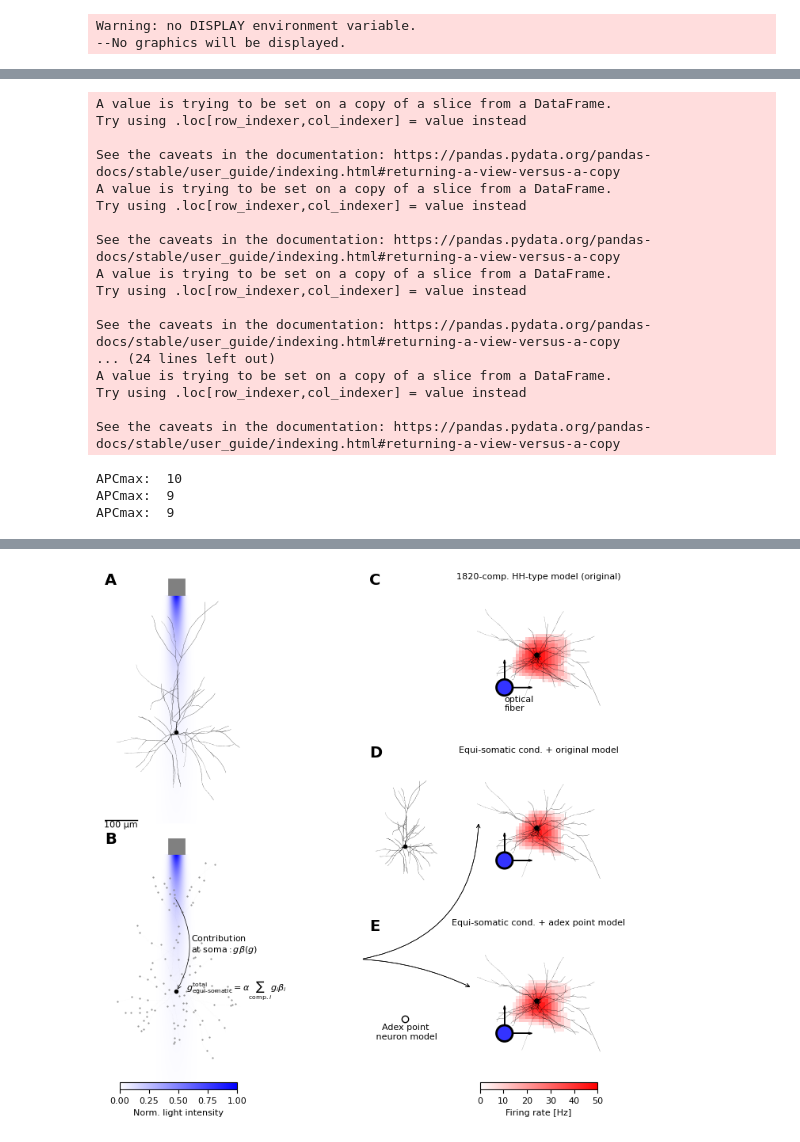
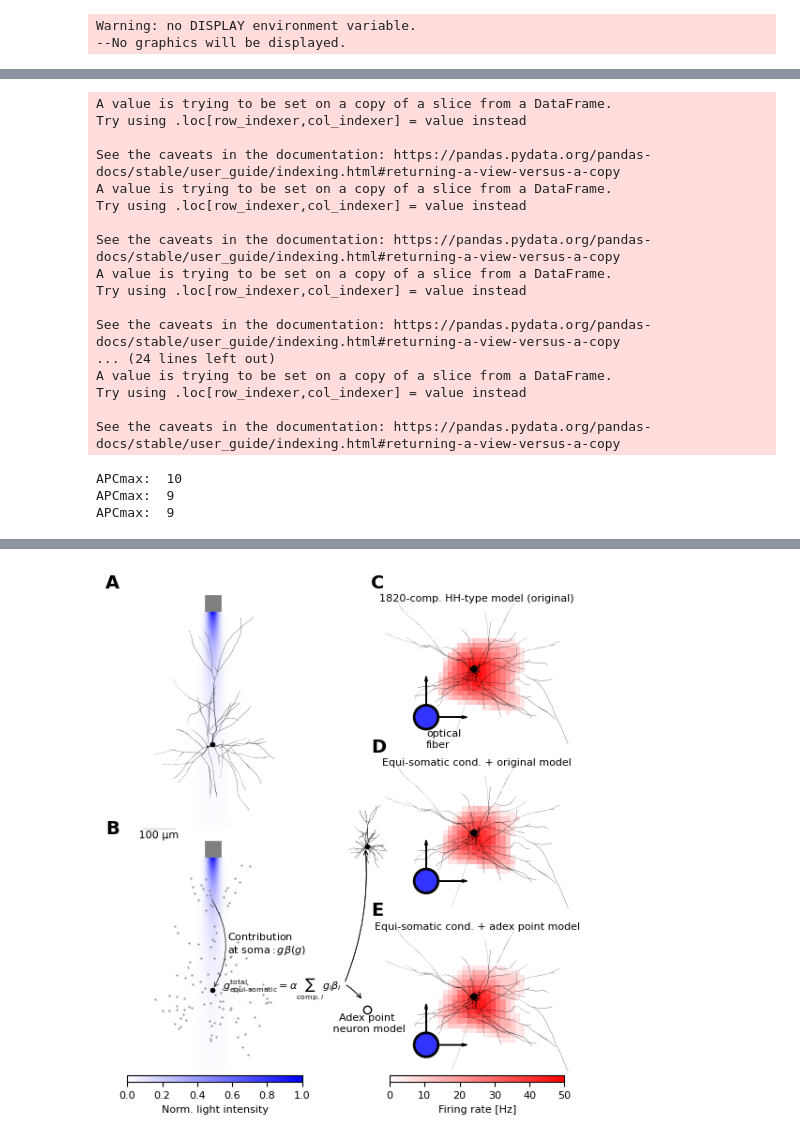
Before and after one commit to dberling/reduce_opto_response, a Jupyter notebook: article_figures/article_figure2.ipynb, the cells around one changed output, grey strips where cells are left out. Saved outputs shown, nothing was run; the diff lists cells and outputs as text; code cells hidden in the pictures.

```diff
--- a/article_figures/article_figure2.ipynb
+++ b/article_figures/article_figure2.ipynb
@@ -48,17 +48,23 @@ df_RON_adex = map_patt_id_2_xy(df=df_RON_adex, xy_max=110, dxy=10, rotate=True)
 a4_w = 8.27
 a4_l = 11.7
 
-fig = plt.figure(figsize=(a4_w, a4_w))
-gs = gridspec.GridSpec(6, 4, width_ratios=[1,0.5,0.5,1],figure=fig)
+fig = plt.figure(figsize=(a4_w*0.8, a4_w*0.8))
+gs = gridspec.GridSpec(6, 2, width_ratios=[1, 1],figure=fig)
 
-ax0 = fig.add_subplot(gs[ :3,0])
-ax1 = fig.add_subplot(gs[3: ,0])
-ax2 = fig.add_subplot(gs[ :2,2])
-ax3 = fig.add_subplot(gs[2:4,2])
-ax4 = fig.add_subplot(gs[4: ,2])
-ax5 = fig.add_subplot(gs[ :2,3])
-ax6 = fig.add_subplot(gs[2:4,3])
-ax7 = fig.add_subplot(gs[4: ,3])
+ax0 = fig.add_subplot(gs[ :3,0]) # A
+ax1 = fig.add_subplot(gs[3: ,0]) # B
+ax5 = fig.add_subplot(gs[ :2,1]) # C
+ax6 = fig.add_subplot(gs[2:4,1]) # D
+ax7 = fig.add_subplot(gs[4: ,1]) # E
+ax3 = fig.add_axes([ax6.get_position().x0-ax6.get_position().width*0.25,
+                    ax6.get_position().y0 + ax6.get_position().height*0.25,
+                    ax6.get_position().width*0.5,
+                    ax6.get_position().height*0.5]) # HH illsutration in D
+ax4 = fig.add_axes([ax7.get_position().x0-ax7.get_position().width*0.25,
+                    ax7.get_position().y0 + ax7.get_position().height*0.25,
+                    ax7.get_position().width*0.5,
+                    ax7.get_position().height*0.5])  # adex illustration  in E
+
 
 # full morphology
 ax0, light_prof_mappable = plot_morphology_with_light(
@@ -170,37 +176,19 @@ ax7, activation_mappable = spatial_activation_plot(
     label_fiber=False
 )
 # Define titles
-ax5.set_title(str(n_secs_cell1)+"-comp. HH-type model (original)", fontsize=8, y=0.95)
-ax6.set_title("Equi-somatic cond. + original model", fontsize=8, y=0.95)
-ax7.set_title("Equi-somatic cond. + adex point model", fontsize=8, y=0.95)
-for ax in [ax2, ax3,ax4]:
+ax5.set_title(str(n_secs_cell1)+"-comp. HH-type model (original)", fontsize=8, y=0.92)
+ax6.set_title("Equi-somatic cond. + original model", fontsize=8, y=0.92)
+ax7.set_title("Equi-somatic cond. + adex point model", fontsize=8, y=0.92)
+for ax in [ax3,ax4]:
     ax.set_xticks([])
     ax.set_yticks([])
     ax.set_frame_on(False)
 
-# draw arrows from equi-somatic sum eq to full neuron model and adex model
-# Convert data coordinates to figure coordinates
-# and figure coordinates to figure fraction (0 to 1)
-soma_coords = (0, 0)
-start_fig, end_fig_ax3, end_fig_ax4 = [
-        fig.transFigure.inverted().transform(
-            ax.transData.transform(soma_coords)
-        ) for ax in [ax1, ax3, ax4]
-    ]
-start_fig = (start_fig[0]+0.17, start_fig[1]+0.005)
-# Draw the arrow using figure coordinates
-fig.add_artist(plt.annotate("", xy=end_fig_ax3, xytext=start_fig,
-                            arrowprops=dict(arrowstyle="->", linewidth=0.5, color='black',
-                                            connectionstyle="arc3,rad=0.4"),
-                            xycoords="figure fraction", textcoords="figure fraction"))
-end_fig_ax4 = (end_fig_ax4[0]-0.01, end_fig_ax4[1]+0.01)
-fig.add_artist(plt.annotate("", xy=end_fig_ax4, xytext=start_fig,
-                            arrowprops=dict(arrowstyle="->", linewidth=0.5, color='black',
-                                            connectionstyle="arc3,rad=-0.1"),
-                            xycoords="figure fraction", textcoords="figure fraction"))
 ax4.text(0,-30, "Adex point\n neuron model", ha='center', va='top', fontsize = 8)
 
-label_subplots_ABC(fig, axs=[ax0, ax1, ax2, ax3, ax4], x_shift=0, y_shift=-0.01, fontsize=14, weight='bold')
+label_subplots_ABC(fig, axs=[ax0, ax1], x_shift=0, y_shift=0.015, fontsize=14, weight='bold')
+label_subplots_ABC(fig, axs=[ax5, ax6, ax7], x_shift=0.005, y_shift=0.015, label_shift=2, fontsize=14, weight='bold')
+
 cax = fig.add_axes([
     ax7.get_position().x0+ax7.get_position().width*0.1,
     0.1,
@@ -212,6 +200,27 @@ ticks = [0, APCmax/5, APCmax*2/5, APCmax*3/5, APCmax*4/5, APCmax]
 ticklabels = [ str(int(np.round(tick/0.2,0))) for tick in ticks ]
 cbar.set_ticks(ticks, labels=ticklabels)
 
+ax3.set_facecolor('none')
+ax4.set_facecolor('none')
+
+# draw arrows from equi-somatic sum eq to full neuron model and adex model
+# Convert data coordinates to figure coordinates
+# and figure coordinates to figure fraction (0 to 1)
+start_fig =   (0.511-0.111, 0.256-0.03)
+end_fig_ax3 = (0.544-0.11, 0.476-0.03)
+end_fig_ax4 = (0.550-0.11, 0.219-0.03)
+# Draw the arrow using figure coordinates
+fig.add_artist(plt.annotate("", xy=end_fig_ax3, xytext=start_fig,
+                            arrowprops=dict(arrowstyle="->", linewidth=0.5, color='black',
+                                            connectionstyle="arc3,rad=0.12"),
+                            xycoords="figure fraction", textcoords="figure fraction"))
+end_fig_ax4 = (end_fig_ax4[0]-0.01, end_fig_ax4[1]+0.01)
+fig.add_artist(plt.annotate("", xy=end_fig_ax4, xytext=start_fig,
+                            arrowprops=dict(arrowstyle="->", linewidth=0.5, color='black',
+                                            connectionstyle="arc3,rad=-0.1"),
+                            xycoords="figure fraction", textcoords="figure fraction"))
+
+
 fig.savefig('article_figures/figures/article_figure2.png', dpi=300)
 # %% [output]
 Warning: no DISPLAY environment variable.
@@ -263 +272 @@ Ignoring fixed y limits to fulfill fixed data aspect with adjustable data limits
-[figure, old version]
+[figure, new version]
```
Also changed, not shown: parts of 1 cell of this notebook, 2 other files.
